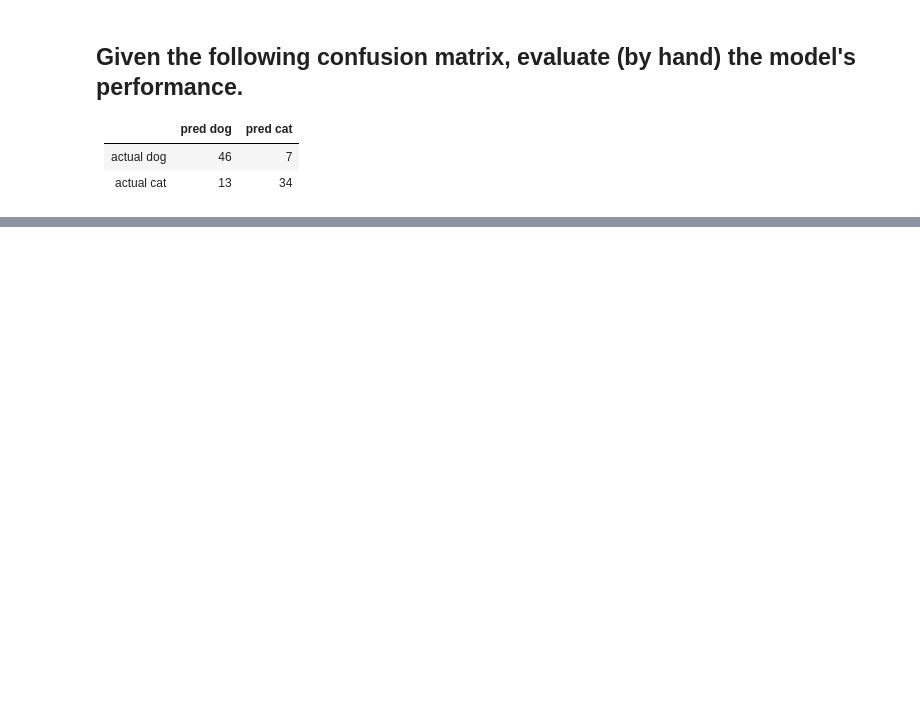
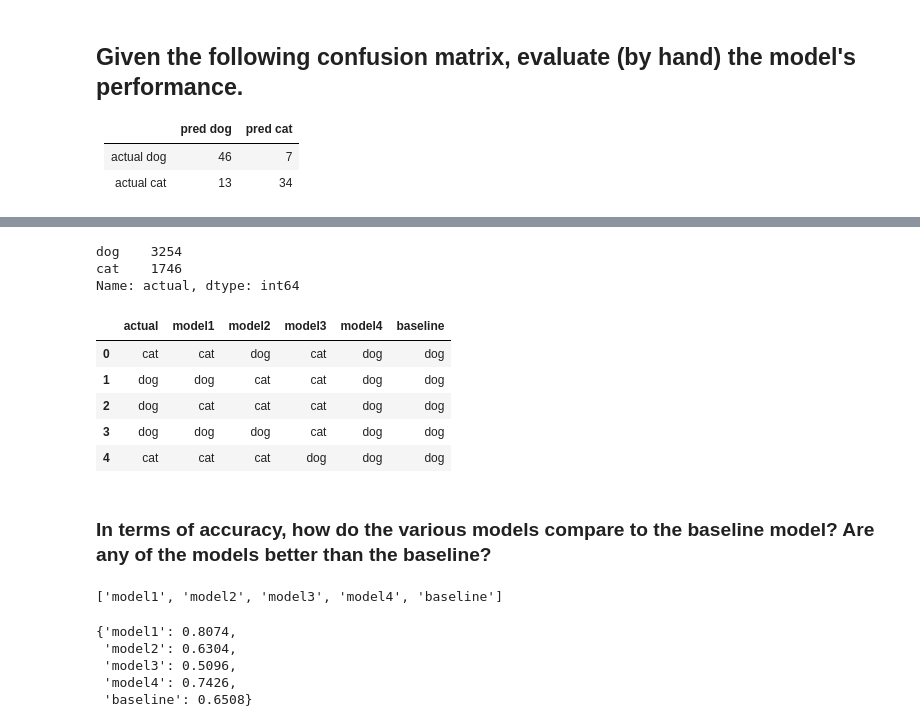
Before and after one commit to randyfrench/classification-exercises, a Jupyter notebook: model_evaluation.ipynb, the cells around one changed output, grey strips where cells are left out. Drawn from its saved outputs; the diff is of its cells as text; code cells hidden in the pictures; blank space fills up the shorter version.

```diff
--- a/model_evaluation.ipynb
+++ b/model_evaluation.ipynb
@@ -32,0 +222,4 @@
+# %%
+# Read the csv file
+df = pd.read_csv("https://ds.codeup.com/data/gives_you_paws.csv")
+df.head()
@@ -32,0 +233,41 @@
+# %%
+# look at class distribution
+df.actual.value_counts()
+# %% [output]
+dog    3254
+cat    1746
+Name: actual, dtype: int64
+# %%
+# Create a baseline with the most frequent label ('dog')
+df["baseline"] = df.actual.value_counts().idxmax()
+df.head()
+# %% [output]
+|  | actual | model1 | model2 | model3 | model4 | baseline |
+| 0 | cat | cat | dog | cat | dog | dog |
+| 1 | dog | dog | cat | cat | dog | dog |
+| 2 | dog | cat | cat | cat | dog | dog |
+| 3 | dog | dog | dog | cat | dog | dog |
+| 4 | cat | cat | cat | dog | dog | dog |
+# %% [markdown]
+### In terms of accuracy, how do the various models compare to the baseline model? Are any of the models better than the baseline?
+# %%
+# Get column names
+models = list(df.columns)
+models = models[1:]
+models
+# %% [output]
+['model1', 'model2', 'model3', 'model4', 'baseline']
+# %%
+# Get the accuracy in a dictionary form for each model.
+output = {}
+for model in models:
+    accuracy = (df.actual == df[model]).mean()
+    output.update({model:accuracy})
+
+output
+# %% [output]
+{'model1': 0.8074,
+ 'model2': 0.6304,
+ 'model3': 0.5096,
+ 'model4': 0.7426,
+ 'baseline': 0.6508}
```
Also changed, not shown: parts of 50 cells of this notebook, 4 other files.
